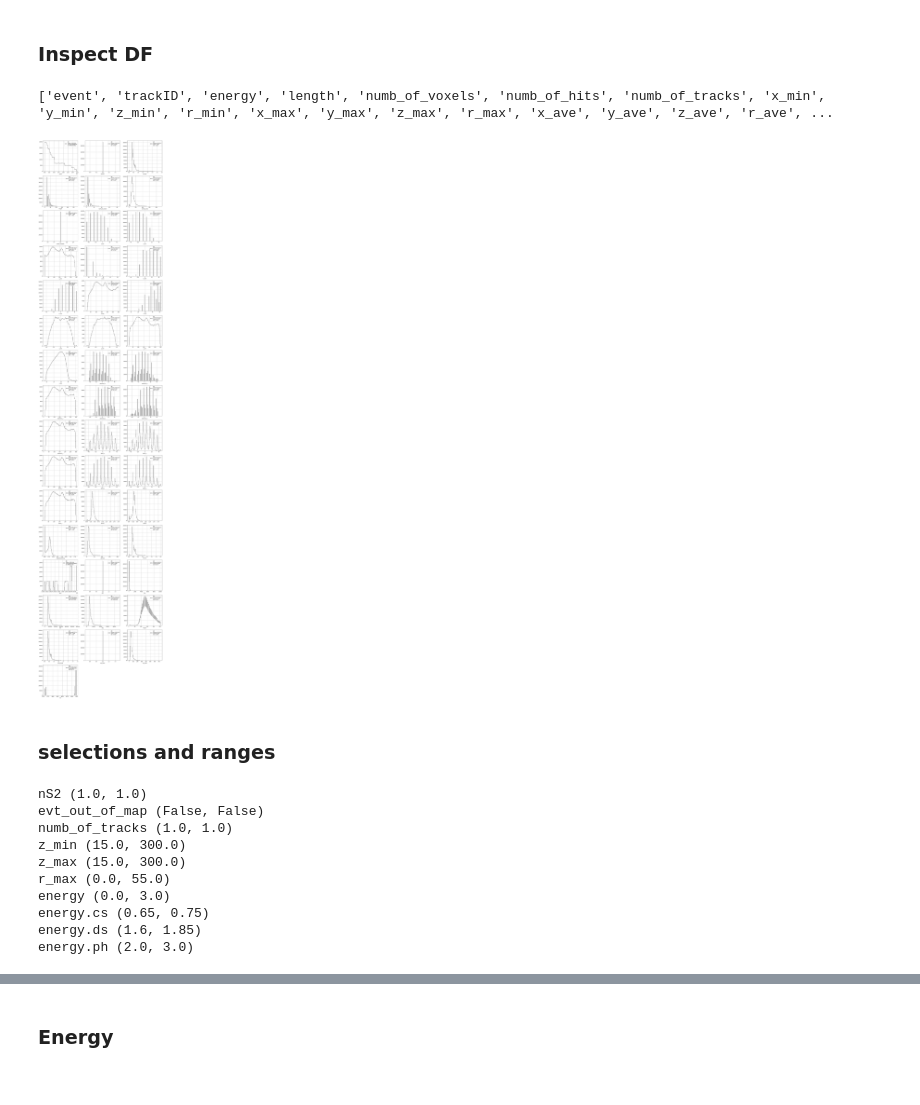
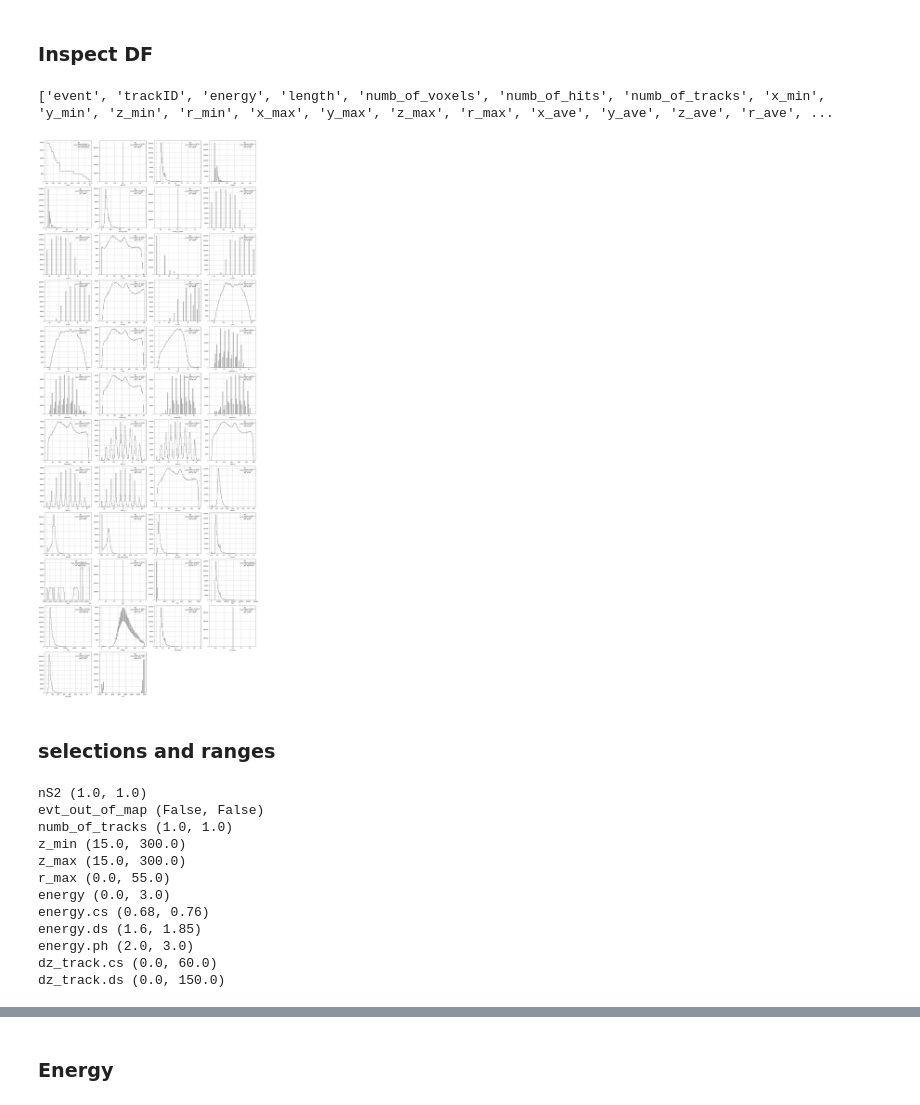
Before and after one commit to jahernando/next, a Jupyter notebook: NB/demo/demo_energy_resolution_run7.ipynb, the cells around one changed output, grey strips where cells are left out. Cells and saved outputs as stored; diff of their text form; code cells hidden in the pictures.

```diff
--- a/NB/demo/demo_energy_resolution_run7.ipynb
+++ b/NB/demo/demo_energy_resolution_run7.ipynb
@@ -47,12 +45,12 @@ total number of events  913222
 # %%
 columns = list(dft.columns)
 print(columns)
 i = columns.index('evt_out_of_map') # problems with plotting, remove from the list to plot
 columns.pop(i)
-pltext.df_inspect(dft, columns, ncolumns = 3)
+pltext.df_inspect(dft, columns, ncolumns = 4)
 # %% [output]
 ['event', 'trackID', 'energy', 'length', 'numb_of_voxels', 'numb_of_hits', 'numb_of_tracks', 'x_min', 'y_min', 'z_min', 'r_min', 'x_max', 'y_max', 'z_max', 'r_max', 'x_ave', 'y_ave', 'z_ave', 'r_ave', ...
-[figure, old version]
+[figure, new version]
 # %% [markdown]
 ### selections and ranges
 # %%
@@ -63,9 +61,11 @@ ranges = {'nS2'            : (1., 1.),
           'z_max'          : (15., 300.),
           'r_max'          : (0.,  55.),
           'energy'         : (0., 3.),
-          'energy.cs'      : (0.65, 0.75),
+          'energy.cs'      : (0.68, 0.76),
           'energy.ds'      : (1.60, 1.85),
           'energy.ph'      : (2.00, 3.00),
+          'dz_track.cs'    : (0., 60.),
+          'dz_track.ds'    : (0., 150.)
          }
 for key in ranges.keys():
     print(key, ranges[key])
@@ -77,8 +77,10 @@ z_min (15.0, 300.0)
 z_max (15.0, 300.0)
 r_max (0.0, 55.0)
 energy (0.0, 3.0)
-energy.cs (0.65, 0.75)
+energy.cs (0.68, 0.76)
 energy.ds (1.6, 1.85)
 energy.ph (2.0, 3.0)
+dz_track.cs (0.0, 60.0)
+dz_track.ds (0.0, 150.0)
 # %%
 selections = nsel.Selections(dft, ranges)
```
Also changed, not shown: parts of 31 cells of this notebook, 3 other files.
